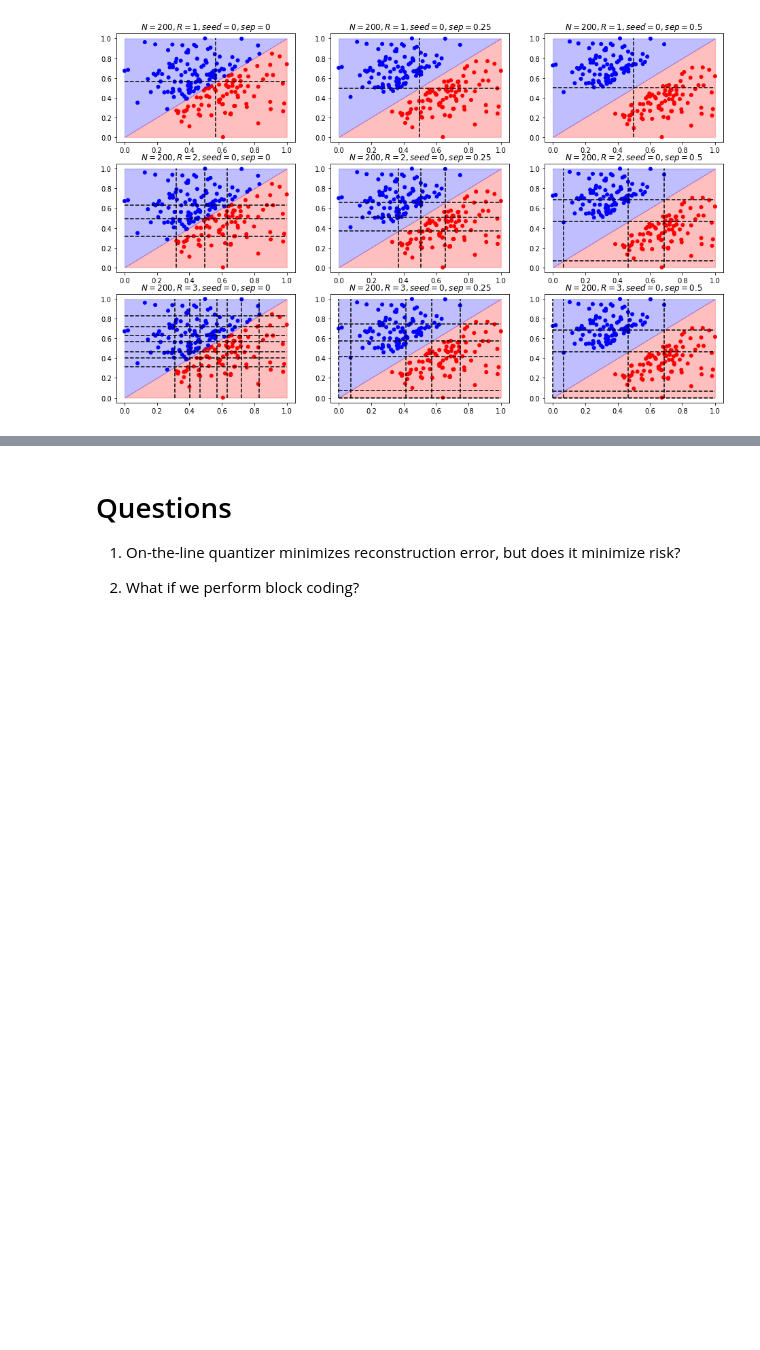
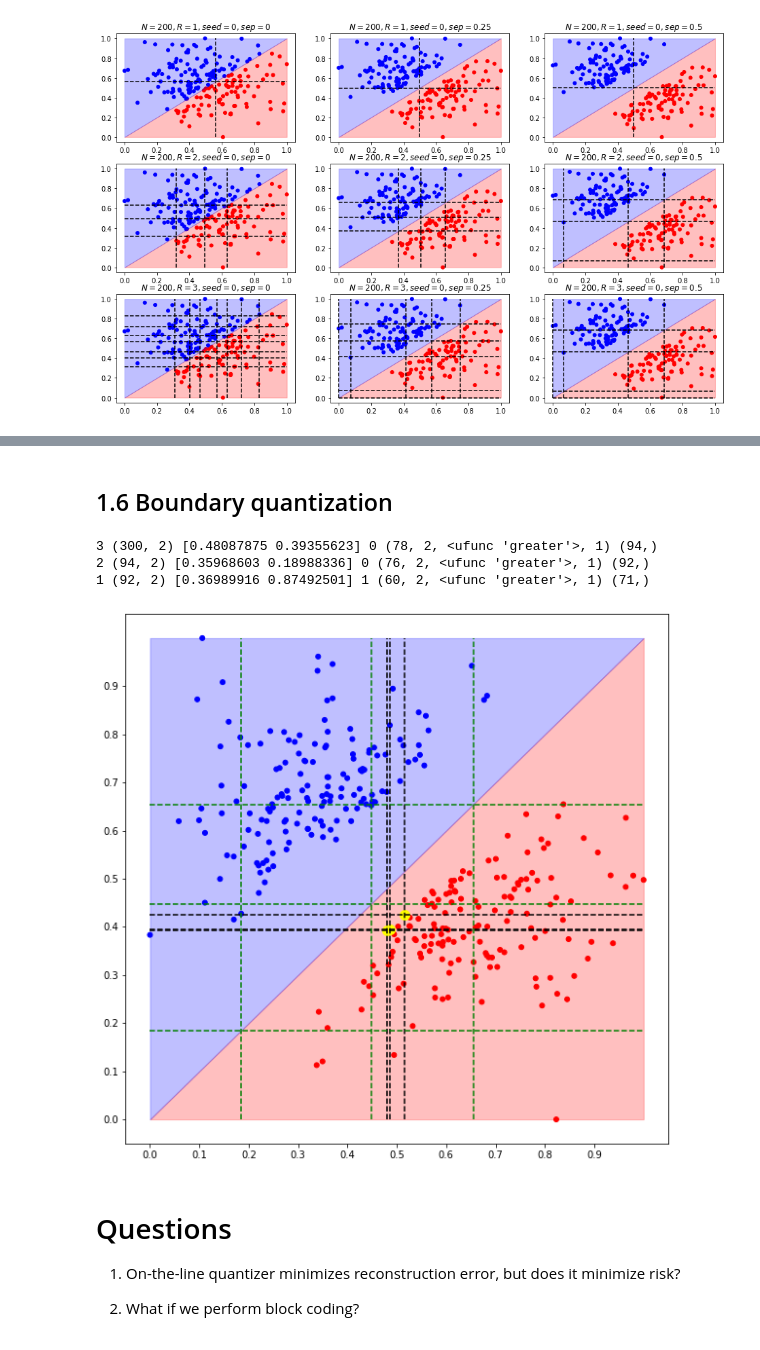
Before and after one commit to dsevero/dsevero, a Jupyter notebook: notebooks/On_Distributed_Quantization_for_Classification.ipynb, the cells around one changed output, grey strips where cells are left out. Drawn from its saved outputs; the diff is of its cells as text; code cells hidden in the pictures; blank space fills up the shorter version.

```diff
--- a/notebooks/On_Distributed_Quantization_for_Classification.ipynb
+++ b/notebooks/On_Distributed_Quantization_for_Classification.ipynb
@@ -169,0 +201,46 @@ for i, (R, separation) in enumerate(product(R_space, sep_space), 1):
+# %% [markdown]
+## 1.6 Boundary quantization
+# %%
+from matplotlib.colors import BASE_COLORS
+seed = None
+X, y = generate_data(N, separation, seed)
+
+def rotate(X, angle=np.pi/4):
+    R = np.array([[np.cos(angle), -np.sin(angle)],
+                  [np.sin(angle),  np.cos(angle)]])
+    return X.dot(R.T)
+
+RX = rotate(X)
+plot(X, y, figsize=(10, 10));
+plt.xticks(np.arange(0, 1, 0.1))
+plt.yticks(np.arange(0, 1, 0.1))
+
+def nearestToBoundary_quantizer(mask=None, depth=5, boundaries=[]):
+    mask = np.arange(y.shape[0]) if mask is None else mask
+    i = np.abs(RX[mask, 0]).argmin()
+    d = X[mask][i, :]
+
+    plt.scatter(*d, c='yellow', s=100);
+    plt.vlines(d[0], 0, 1, linestyles='dashed');
+    plt.hlines(d[1], 0, 1, linestyles='dashed');
+
+    max_error = max(((y[mask][f(X[mask], d).all(axis=1)] != c).sum(), i, f, c)
+                    for i, (c, f) in enumerate(product([0, 1], [np.greater, np.less])))
+
+    _, _, f, c = max_error
+    new_mask = mask[f(X[mask], d).all(axis=1)]
+    print(depth,X[mask].shape, X[i], y[i], max_error, new_mask.shape)
+    # plt.scatter(*X[new_mask].T, c=list(BASE_COLORS.keys())[-depth])
+    if depth > 1:
+        algorithm(new_mask, depth-1, boundaries+[d])
+
+nearestToBoundary_quantizer(depth=3)
+E, A, boundaries = ontheline_quantizer(X, y, 2)
+for b in boundaries:
+    plt.vlines(b, 0, 1, 'green', linestyles='dashed')
+    plt.hlines(b, 0, 1, 'green', linestyles='dashed')
+# %% [output]
+3 (300, 2) [0.48087875 0.39355623] 0 (78, 2, <ufunc 'greater'>, 1) (94,)
+2 (94, 2) [0.35968603 0.18988336] 0 (76, 2, <ufunc 'greater'>, 1) (92,)
+1 (92, 2) [0.36989916 0.87492501] 1 (60, 2, <ufunc 'greater'>, 1) (71,)
+[figure, added]
```
Also changed, not shown: parts of 6 cells of this notebook.
